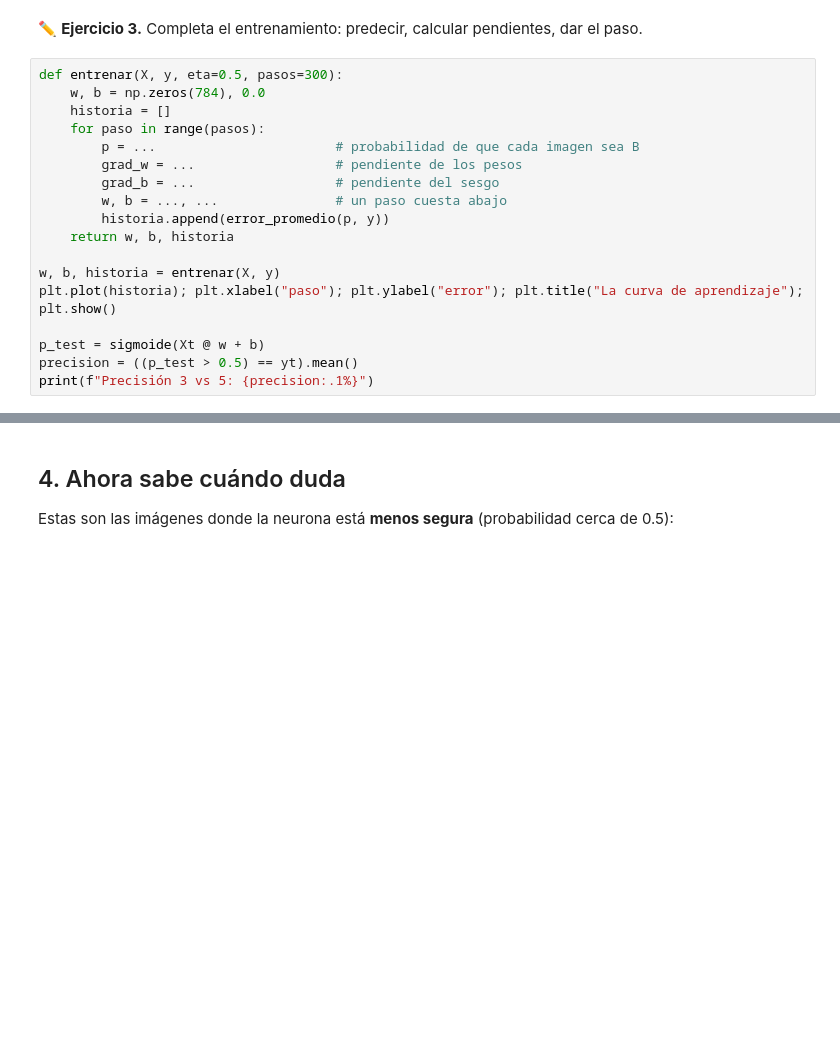
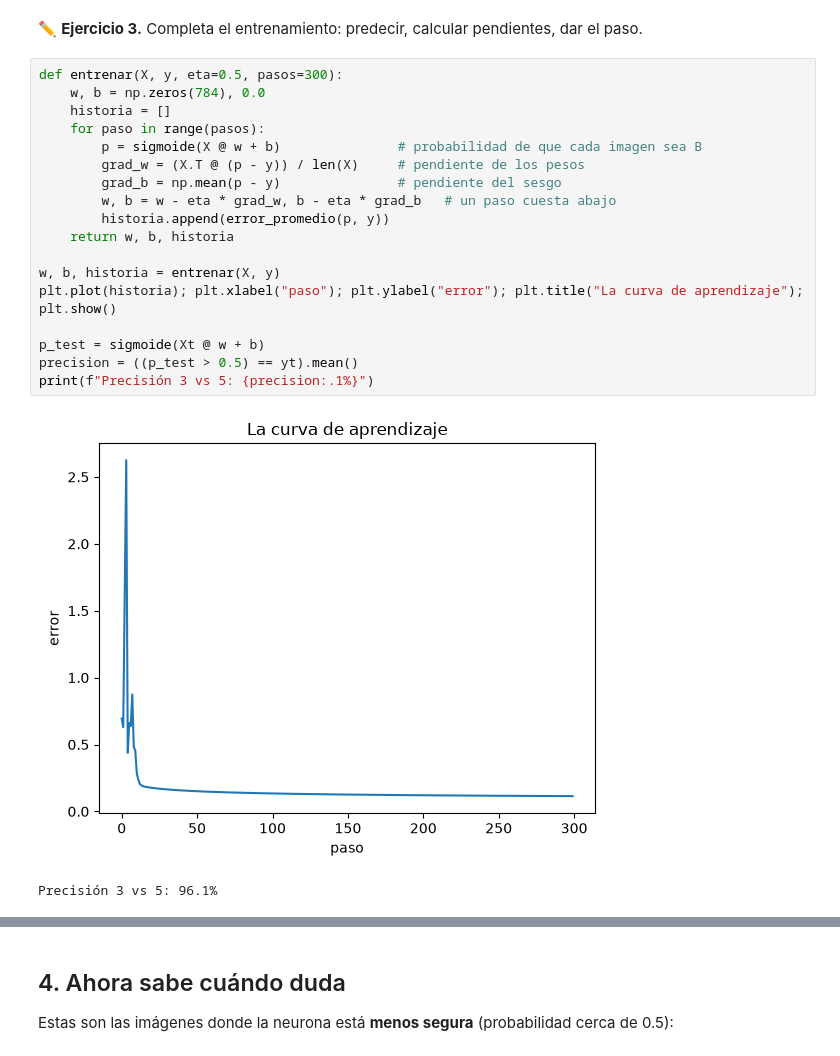
Before and after one commit to pibenitezq126/redes-neuronales-practicas, a Jupyter notebook: proyecto/P3_aprender_con_gradiente.ipynb, the cells around one changed output, grey strips where cells are left out. Cells and saved outputs as stored; diff of their text form; blank space fills up the shorter version.

```diff
--- a/proyecto/P3_aprender_con_gradiente.ipynb
+++ b/proyecto/P3_aprender_con_gradiente.ipynb
@@ -92,20 +104,23 @@ def error_promedio(p, y):
 # %%
 def entrenar(X, y, eta=0.5, pasos=300):
     w, b = np.zeros(784), 0.0
     historia = []
     for paso in range(pasos):
-        p = ...                       # probabilidad de que cada imagen sea B
-        grad_w = ...                  # pendiente de los pesos
-        grad_b = ...                  # pendiente del sesgo
-        w, b = ..., ...               # un paso cuesta abajo
+        p = sigmoide(X @ w + b)               # probabilidad de que cada imagen sea B
+        grad_w = (X.T @ (p - y)) / len(X)     # pendiente de los pesos
+        grad_b = np.mean(p - y)               # pendiente del sesgo
+        w, b = w - eta * grad_w, b - eta * grad_b   # un paso cuesta abajo
         historia.append(error_promedio(p, y))
     return w, b, historia
 
 w, b, historia = entrenar(X, y)
 plt.plot(historia); plt.xlabel("paso"); plt.ylabel("error"); plt.title("La curva de aprendizaje"); plt.show()
 
 p_test = sigmoide(Xt @ w + b)
 precision = ((p_test > 0.5) == yt).mean()
 print(f"Precisión 3 vs 5: {precision:.1%}")
+# %% [output]
+[figure, added]
+Precisión 3 vs 5: 96.1%
 # %%
 ok(historia[-1] < historia[0] and precision > 0.9, "el error baja y la neurona acierta más del 90 %")
```
Also changed, not shown: parts of 7 cells of this notebook, 3 other files.
